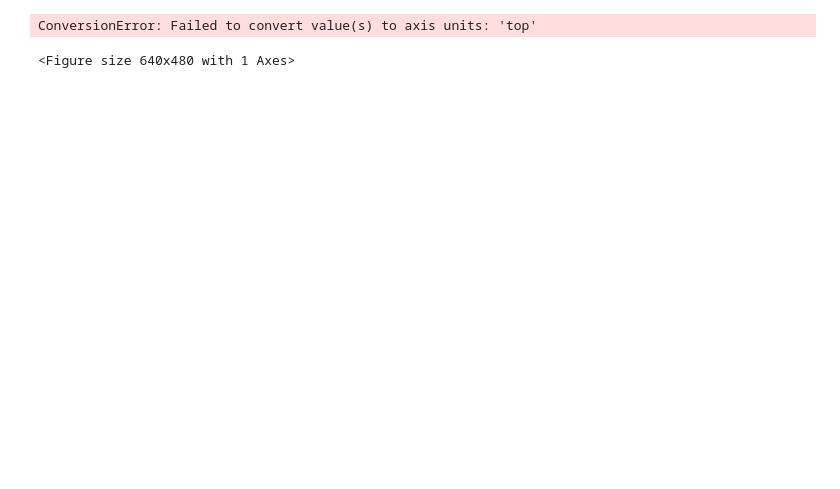
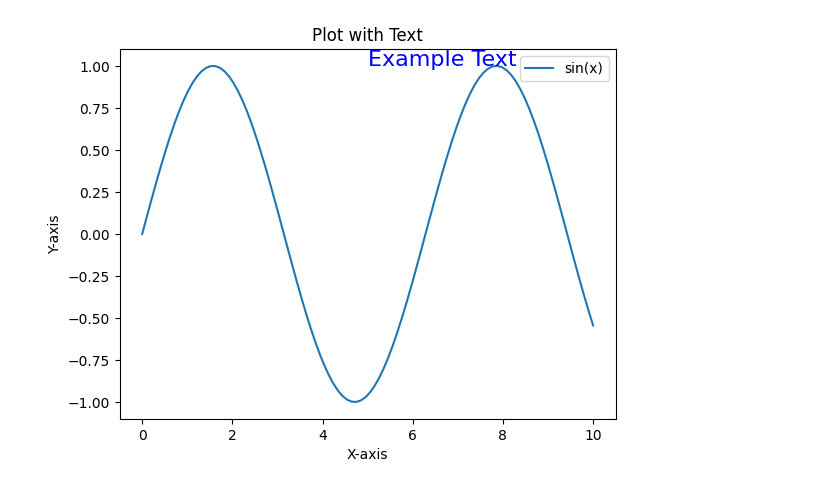
Before and after one commit to nikhildubey-23/Data-Analytics-with-Python, a Jupyter notebook: add text in a graph using matplotlib.ipynb, the cells around one changed output. Drawn from its saved outputs; the diff is of its cells as text; code cells hidden in the pictures; blank space fills up the shorter version.

Commit message:
adding text in a graph using matplotlib

```diff
--- a/add text in a graph using matplotlib.ipynb
+++ b/add text in a graph using matplotlib.ipynb
@@ -1,27 +1,26 @@
 # %%
 import matplotlib.pyplot as plt
 import numpy as np
 
 # Generate some sample data using NumPy
 x = np.linspace(0, 10, 100)
 y = np.sin(x)
 
 # Plot the data
 plt.plot(x, y, label='sin(x)')
 
 # Add text at a specific location
-plt.text(,'center', 'Example Text', fontsize=12, color='red')
+plt.text(5,1, 'Example Text', fontsize=16, color='blue')
 
 # Customize the plot
 plt.title('Plot with Text')
 plt.xlabel('X-axis')
 plt.ylabel('Y-axis')
 
 # Add legend
 plt.legend()
 
 # Show the plot
 plt.show()
 # %% [output]
-ConversionError: Failed to convert value(s) to axis units: 'top'
-<Figure size 640x480 with 1 Axes>
+[figure, added]
```
